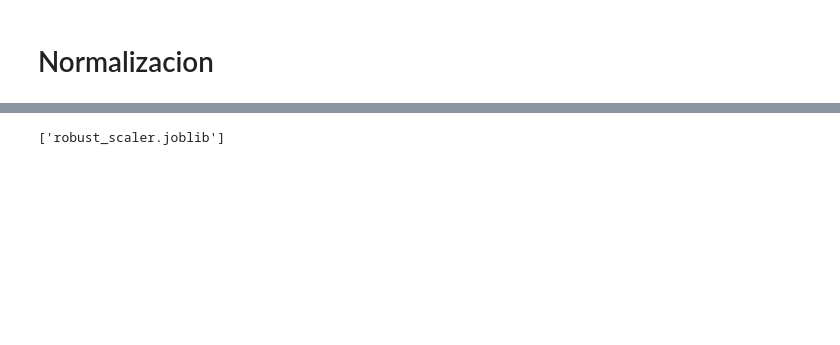
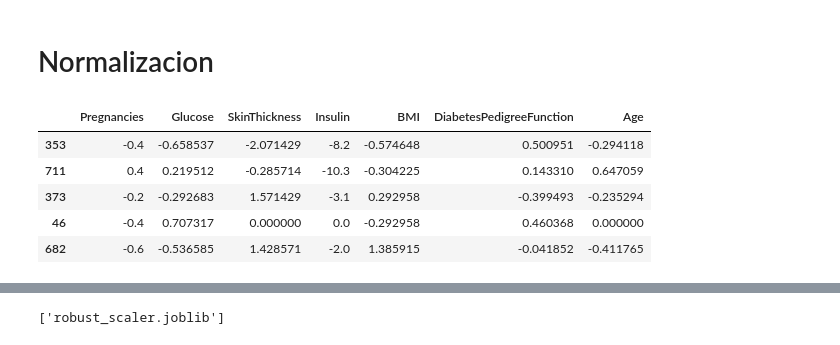
Before and after one commit to Amauryesic/Proyecto_ml, a Jupyter notebook: src/Preprocessing.ipynb, the cells around one changed output, grey strips where cells are left out. Cells and saved outputs as stored; diff of their text form; code cells hidden in the pictures; blank space fills up the shorter version.

```diff
--- a/src/Preprocessing.ipynb
+++ b/src/Preprocessing.ipynb
@@ -168 +187,10 @@ df_prepared[columnas_a_normalizar] = robust_scaler.fit_transform(df_prepared[col
+# %%
+X_train.head()
+# %% [output]
+|  | Pregnancies | Glucose | SkinThickness | Insulin | BMI | DiabetesPedigreeFunction | Age |
+| 353 | -0.4 | -0.658537 | -2.071429 | -8.2 | -0.574648 | 0.500951 | -0.294118 |
+| 711 | 0.4 | 0.219512 | -0.285714 | -10.3 | -0.304225 | 0.143310 | 0.647059 |
+| 373 | -0.2 | -0.292683 | 1.571429 | -3.1 | 0.292958 | -0.399493 | -0.235294 |
+| 46 | -0.4 | 0.707317 | 0.000000 | 0.0 | -0.292958 | 0.460368 | 0.000000 |
+| 682 | -0.6 | -0.536585 | 1.428571 | -2.0 | 1.385915 | -0.041852 | -0.411765 |
 # %%
```
Also changed, not shown: parts of 13 cells of this notebook, 7 other files.
